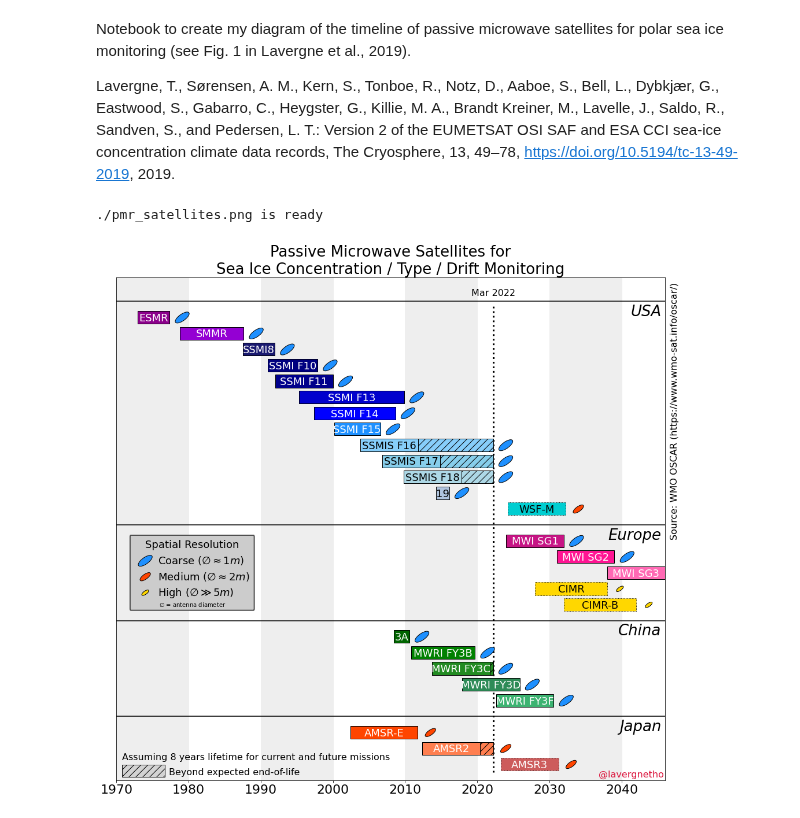
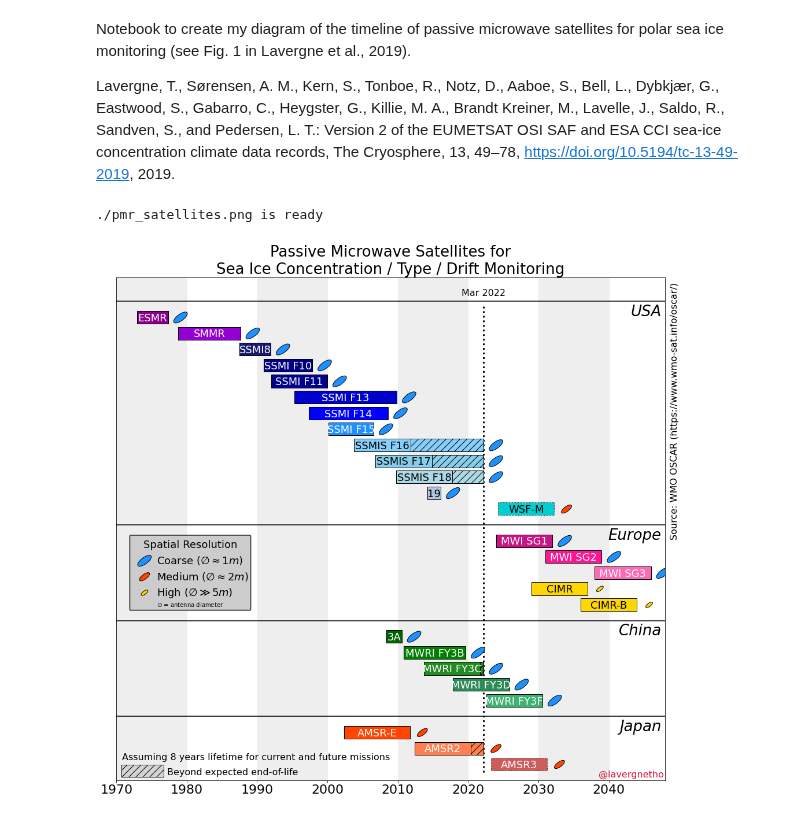
Before and after one commit to TomLav/snippets, a Jupyter notebook: CDR Satellite Diagram Public.ipynb, the cells around one changed output. Cells and saved outputs as stored; diff of their text form; code cells hidden in the pictures.

Commit message:
Update timings for the CIMR missions. Other cosmetic changes.

```diff
--- a/CDR Satellite Diagram Public.ipynb
+++ b/CDR Satellite Diagram Public.ipynb
@@ -156,8 +156,8 @@ dates['MetN1']   = (datetime(2009,9,17),datetime(2014,11,23))
 dates['MetN2']   = (datetime(2014,7,8),datetime(2017,8,15))
 dates['Meteor N3']   = (datetime(2017,12,10),datetime(2017,12,11))
 dates['WCOM (?)']    = (datetime(2024,1,1), sflying)
-dates['CIMR']    = (datetime(2028,1,1), sflying)
-dates['CIMR-B']    = (datetime(2032,1,1), sflying)
+dates['CIMR']    = (datetime(2029,1,1), sflying)
+dates['CIMR-B']    = (dates['CIMR'][0] + timedelta(days=365.25*7), sflying)
 
 colors=dict()
 colors['ERA-Interim'] = 'Yellow'
@@ -264,7 +264,7 @@ def do_plot(Fdate=datetime(1985,1,1),Edate=datetime(2015,12,31),
 
         lmlength = mlength
         if 'CIMR' in s :
-            lmlength = 10
+            lmlength = 8
 
         if yf_start < today and yf_stop > today:
             if (today-yf_start) > lmlength:
@@ -290,16 +290,16 @@ def do_plot(Fdate=datetime(1985,1,1),Edate=datetime(2015,12,31),
         coltext = 'white'
         coledge = 'black'
         edgestyle= '-'
-        if 'SSMIS' in s:
+        if 'SSMIS' in s or 'CIMR' in s:
             coltext = 'black'
-        if 'CIMR' in s or s == 'WSF-M':
+        if s == 'WSF-M':
             coltext = 'black'
             edgestyle = ':'
         if 'AMSR3' in s:
             coltext = 'white'
             edgestyle = ':'
 
-        if s.startswith('ERA') or s == 'SSMIS F20' or s == 'Meteor N3' or s == 'CIMR' or s == 'WCOM (?)':
+        if s.startswith('ERA') or s == 'SSMIS F20' or s == 'Meteor N3' or s == 'WCOM (?)':
             coledge = 'black'
             edgestyle = ':'
 
@@ -371,32 +371,32 @@ def do_plot(Fdate=datetime(1985,1,1),Edate=datetime(2015,12,31),
     ax.text(1.01,0.99,'Source: WMO OSCAR (https://www.wmo-sat.info/oscar/)',
             rotation='vertical',transform=ax.transAxes,va='top',fontsize=16)
     ax.text(0.01,0.04,'Assuming {} years lifetime for current and future missions'.format(mlength),
             transform=ax.transAxes,ha='left',fontsize=16)
     ax.barh(0.1,6,height=0.75,left=fdate+0.75,color='lightgrey',hatch='//',edgecolor='black')
     ax.text(fdate+0.75+6+0.5,0.1-0.75*0.5,'Beyond expected end-of-life',fontsize=16,va='bottom')
 
     ax.text(0.998,0.002,'@lavergnetho',transform=ax.transAxes,ha='right',va='bottom',fontsize=16,color='Crimson')
 
 
     ax.set_yticks(())
     ax.set_title('Passive Microwave Satellites for\nSea Ice Concentration / Type / Drift Monitoring',fontsize=26)
 
 
     return fig
 
 if __name__ == '__main__':
 
 
-    Edate=datetime(2045,12,31)
+    Edate=datetime(2047,12,31)
     Fdate=datetime(1970,1,1)
 
     f1 = do_plot(Fdate=Fdate,Edate=Edate,ctype=False)
 
     oname = './pmr_satellites.png'
     plt.savefig(oname,bbox_inches='tight',dpi=300)
     print( "{} is ready".format(oname,) )
 
     plt.show()
 # %% [output]
 ./pmr_satellites.png is ready
-[figure, old version]
+[figure, new version]
```
